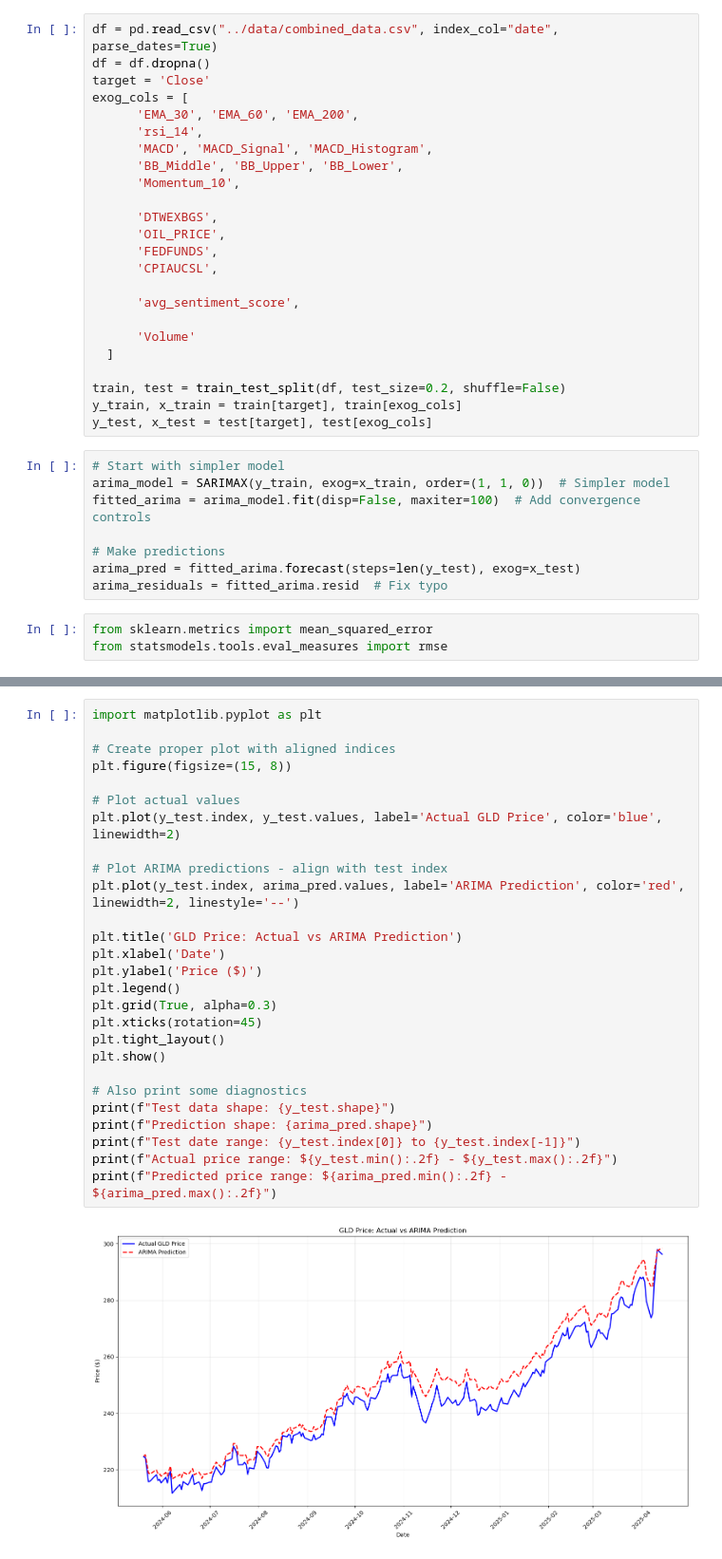
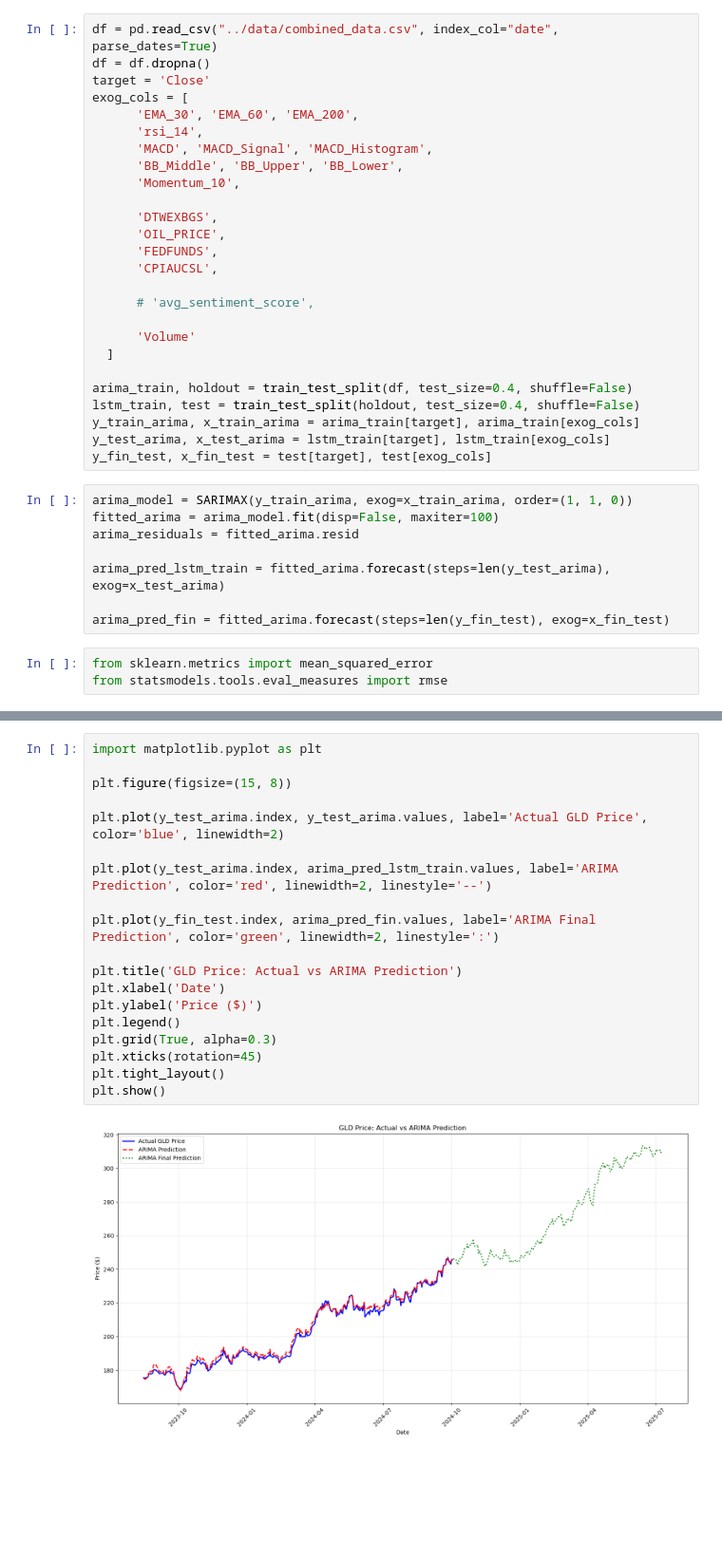
Before and after one commit to hitaesh77/GLD-Trader, a Jupyter notebook: models/training.ipynb, the cells around one changed output, grey strips where cells are left out. Shown at 95% size. Saved outputs shown, nothing was run; the diff lists cells and outputs as text; blank space fills up the shorter version.

Commit message:
model completion

```diff
--- a/models/training.ipynb
+++ b/models/training.ipynb
@@ -18,22 +18,24 @@ exog_cols = [
       'FEDFUNDS',
       'CPIAUCSL',
 
-      'avg_sentiment_score',
+      # 'avg_sentiment_score',
 
       'Volume'
   ]
 
-train, test = train_test_split(df, test_size=0.2, shuffle=False)
-y_train, x_train = train[target], train[exog_cols]
-y_test, x_test = test[target], test[exog_cols]
+arima_train, holdout = train_test_split(df, test_size=0.4, shuffle=False)
+lstm_train, test = train_test_split(holdout, test_size=0.4, shuffle=False)
+y_train_arima, x_train_arima = arima_train[target], arima_train[exog_cols]
+y_test_arima, x_test_arima = lstm_train[target], lstm_train[exog_cols]
+y_fin_test, x_fin_test = test[target], test[exog_cols]
 # %%
-# Start with simpler model
-arima_model = SARIMAX(y_train, exog=x_train, order=(1, 1, 0))  # Simpler model
-fitted_arima = arima_model.fit(disp=False, maxiter=100)  # Add convergence controls
+arima_model = SARIMAX(y_train_arima, exog=x_train_arima, order=(1, 1, 0))
+fitted_arima = arima_model.fit(disp=False, maxiter=100)
+arima_residuals = fitted_arima.resid
 
-# Make predictions
-arima_pred = fitted_arima.forecast(steps=len(y_test), exog=x_test)
-arima_residuals = fitted_arima.resid  # Fix typo
+arima_pred_lstm_train = fitted_arima.forecast(steps=len(y_test_arima), exog=x_test_arima)
+
+arima_pred_fin = fitted_arima.forecast(steps=len(y_fin_test), exog=x_fin_test)
 # %%
 from sklearn.metrics import mean_squared_error
 from statsmodels.tools.eval_measures import rmse
@@ -48,29 +50,21 @@ MSE: 27.28577626413849
 # %%
 import matplotlib.pyplot as plt
 
-# Create proper plot with aligned indices
 plt.figure(figsize=(15, 8))
 
-# Plot actual values
-plt.plot(y_test.index, y_test.values, label='Actual GLD Price', color='blue', linewidth=2)
+plt.plot(y_test_arima.index, y_test_arima.values, label='Actual GLD Price', color='blue', linewidth=2)
 
-# Plot ARIMA predictions - align with test index
-plt.plot(y_test.index, arima_pred.values, label='ARIMA Prediction', color='red', linewidth=2, linestyle='--')
+plt.plot(y_test_arima.index, arima_pred_lstm_train.values, label='ARIMA Prediction', color='red', linewidth=2, linestyle='--')
+
+plt.plot(y_fin_test.index, arima_pred_fin.values, label='ARIMA Final Prediction', color='green', linewidth=2, linestyle=':')
 
 plt.title('GLD Price: Actual vs ARIMA Prediction')
 plt.xlabel('Date')
 plt.ylabel('Price ($)')
 plt.legend()
 plt.grid(True, alpha=0.3)
 plt.xticks(rotation=45)
 plt.tight_layout()
 plt.show()
-
-# Also print some diagnostics
-print(f"Test data shape: {y_test.shape}")
-print(f"Prediction shape: {arima_pred.shape}")
-print(f"Test date range: {y_test.index[0]} to {y_test.index[-1]}")
-print(f"Actual price range: ${y_test.min():.2f} - ${y_test.max():.2f}")
-print(f"Predicted price range: ${arima_pred.min():.2f} - ${arima_pred.max():.2f}")
 # %% [output]
-[figure, old version]
+[figure, new version]
```
Also changed, not shown: parts of 14 cells of this notebook, 3 other files.
